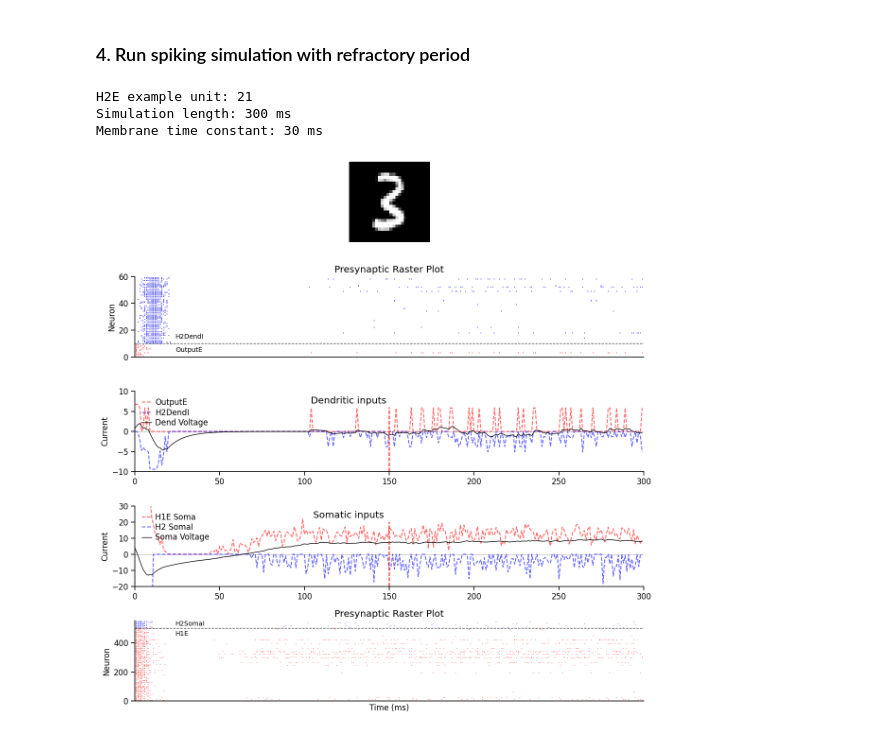
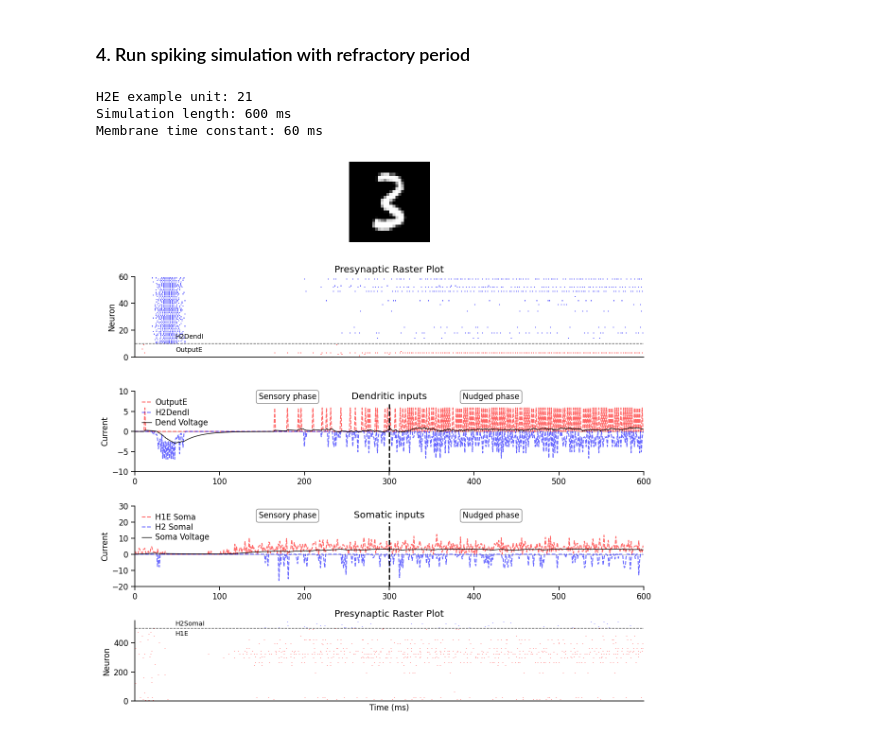
Before and after one commit to Milstein-Lab/EIANN, a Jupyter notebook: docs/Galloni_etal_2025/spiking_example.ipynb, the cells around one changed output. Saved outputs shown, nothing was run; the diff lists cells and outputs as text; code cells hidden in the pictures.

Commit message:
fixed issues with poisson spike generation, added filtering of initial transient

```diff
--- a/docs/Galloni_etal_2025/spiking_example.ipynb
+++ b/docs/Galloni_etal_2025/spiking_example.ipynb
@@ -54,6 +54,12 @@ for backward in network.backward_methods:
 population = network.H2.E
 unit_idx = torch.argmax(population.activity_dynamics[-1])
 print(f"{population.fullname} example unit: {unit_idx}")
+
+# Create a filter mask to limit the initial activity transient
+x = np.arange(network.forward_steps)
+baseline = 0.01
+mask = baseline + (1-baseline)*(1 - np.exp(-0.5 * x))
+# mask[0:5] = 0
 
 fig, axes  = plt.subplots(3,1,figsize=(12,8), height_ratios=[1,1,1])
 ax = axes[0]
@@ -70,7 +76,7 @@ for projection in population:
     pre_pop = projection.pre
     for update_phase in ['forward', 'backward']:
         if update_phase == 'forward':
-            pre_activity = pre_pop.activity_dynamics
+            pre_activity = pre_pop.activity_dynamics * mask.reshape(-1, 1)
         elif update_phase == 'backward':
             pre_activity = torch.stack(pre_pop.backward_steps_activity)
         complete_activity_dynamics[pre_pop.fullname].extend(pre_activity)
@@ -342,8 +355,8 @@ np.random.seed(42)
 print(f"{population.fullname} example unit: {unit_idx}")
 
 # Simulation parameters
-time_coefficient = 10  # ms per time step
-refractory_period = 1  # ms
+time_coefficient = 20  # ms per time step
+refractory_period = 2  # ms
 
 time_steps = network.forward_steps * time_coefficient * 2
 neuron_tau = network.tau * time_coefficient
@@ -352,7 +365,6 @@ print(f"Membrane time constant: {neuron_tau} ms")
 
 # Neuron parameters
 v_rest = 0.0      # resting potential (mV)
-dt = 1.0          # time step (ms)
 weight_scale = 50
 v_membrane = v_rest
 v_dend = v_rest
@@ -368,13 +380,14 @@ for projection in population:
     # Expand activity dynamics to match simulation time resolution, convert units to firing rates
     activity_dynamics_expanded = torch.tensor(scipy.ndimage.zoom(complete_activity_dynamics[projection.pre.fullname], (time_coefficient , 1), order=1))
     if projection.compartment == 'dend':
-        max_rate = 1000.0  # Hz
+        max_rate = 300.0  # Hz
     else:
-        max_rate = 1000.0  # Hz
-    poisson_rates[projection.pre.fullname] = max_rate * activity_dynamics_expanded / activity_dynamics_expanded.max()
+        max_rate = 300.0  # Hz
+    # poisson_rates[projection.pre.fullname] = max_rate * activity_dynamics_expanded
+    poisson_rates[projection.pre.fullname] = torch.clip(max_rate * activity_dynamics_expanded, 0, 1000/refractory_period) # Clip max rate to avoid issues with refractory period
     if projection.direction == 'R':
-        poisson_rates[projection.pre.fullname] = torch.roll(poisson_rates[projection.pre.fullname], 1, dims=0)
-        poisson_rates[projection.pre.fullname][0] *= 0
+        poisson_rates[projection.pre.fullname] = torch.roll(poisson_rates[projection.pre.fullname], 1*time_coefficient, dims=0)
+        poisson_rates[projection.pre.fullname][0:time_coefficient] *= 0
 
     # Generate Poisson spikes for presynaptic neurons
     num_neurons = poisson_rates[projection.pre.fullname].shape[1]
@@ -408,7 +421,7 @@ for t in range(time_steps):
     # LIF dynamics: tau * dv/dt = -(v - v_rest) + I
     dvdt_soma = (-(v_membrane - v_rest) + total_soma_current) / neuron_tau
     v_membrane += dvdt_soma
-    dvdt_dend = (-(v_dend - v_rest) + total_dend_current) / 10
+    dvdt_dend = (-(v_dend - v_rest) + total_dend_current) / 20
     v_dend += dvdt_dend
 
     soma_voltage_trace.append(v_membrane)
@@ -417,8 +430,8 @@ for t in range(time_steps):
     total_dend_current_trace.append(total_dend_current)
 # %% [output]
 H2E example unit: 21
-Simulation length: 300 ms
-Membrane time constant: 30 ms
+Simulation length: 600 ms
+Membrane time constant: 60 ms
 # %%
 # Plotting
 fig, axes = plt.subplots(5, 1, figsize=(12, 12))
@@ -454,42 +467,50 @@ ax.plot(dend_voltage_trace, 'k-', linewidth=1, label='Dend Voltage')
 ax.set_ylabel('Current')
 ax.set_xlim(0, len(time_axis))
 ax.set_ylim(-10, 10)
-ax.axvline(time_steps/2,0,0.8,color='r',linestyle='--')
+ax.axvline(time_steps/2,0,0.85,color='k',linestyle='--', linewidth=2, alpha=1)
 ax.legend(loc='upper left', labelspacing=0.2)
-ax.set_title('Dendritic inputs', x=0.42, y=0.8)
+# ax.set_title('Dendritic inputs', x=0.42, y=0.8)
+ax.set_title('Dendritic inputs', x=0.5, y=0.85)
+ax.text(0.3, 0.9, 'Sensory phase', transform=ax.transAxes, ha='center', fontsize=12, bbox=dict(facecolor='white', alpha=0.5, boxstyle='round,pad=0.3'))
+ax.text(0.7, 0.9, 'Nudged phase', transform=ax.transAxes, ha='center', fontsize=12, bbox=dict(facecolor='white', alpha=0.5, boxstyle='round,pad=0.3'))
+
 
 # Plot somatic input currents
 ax = axes[3]
 ax.axhline(0, color='gray', linestyle='-', linewidth=0.5)
 ax.plot(soma_currents['H1E'].sum(dim=1), label='H1E Soma', color='r', alpha=0.6, linestyle='--')
 ax.plot(soma_currents['H2SomaI'].sum(dim=1), label='H2 SomaI', color='b', alpha=0.6, linestyle='--')
 ax.plot(soma_voltage_trace, 'k-', linewidth=1, label='Soma Voltage')
 ax.set_ylabel('Current')
 ax.set_xlim(0, len(time_axis))
 ax.set_ylim(-20, 30)
-ax.set_title('Somatic inputs', x=0.42, y=0.8)
-ax.axvline(time_steps/2,0,0.8,color='r',linestyle='--')
+ax.axvline(time_steps/2,0,0.8,color='k',linestyle='--', linewidth=2, alpha=1)
 ax.legend(loc='upper left', labelspacing=0.2)
+# ax.set_title('Somatic inputs', x=0.42, y=0.8)
+ax.set_title('Somatic inputs', x=0.5, y=0.8)
+ax.text(0.3, 0.85, 'Sensory phase', transform=ax.transAxes, ha='center', fontsize=12, bbox=dict(facecolor='white', alpha=0.5, boxstyle='round,pad=0.3'))
+ax.text(0.7, 0.85, 'Nudged phase', transform=ax.transAxes, ha='center', fontsize=12, bbox=dict(facecolor='white', alpha=0.5, boxstyle='round,pad=0.3'))
+
 
 # Raster plot of presynaptic spikes
 time_axis = np.arange(time_steps)
 ax = axes[4]
 num_neurons_H1E = len(pre_spike_times['H1E'])
 num_neurons_H2SomaI = len(pre_spike_times['H2SomaI'])
 ax.eventplot(pre_spike_times['H1E'], colors='r', linelengths=0.8, alpha=0.6)
 ax.eventplot(pre_spike_times['H2SomaI'], colors='b', linelengths=0.8, alpha=0.6,
              lineoffsets=np.arange(num_neurons_H1E, num_neurons_H1E + num_neurons_H2SomaI))
 ax.axhline(y=num_neurons_H1E, color='k', linestyle='--', alpha=0.7, linewidth=1)
 ax.text(len(time_axis)*0.08, num_neurons_H1E-40, 'H1E', fontsize=10, verticalalignment='center')
 ax.text(len(time_axis)*0.08, num_neurons_H1E+30, 'H2SomaI', fontsize=10, verticalalignment='center')
 ax.set_title('Presynaptic Raster Plot')
 ax.set_ylabel('Neuron')
 ax.set_xlim(0, len(time_axis))
 ax.set_ylim(0, num_neurons_H1E + num_neurons_H2SomaI)
 ax.set_xticks([])
 
 ax.set_xlabel("Time (ms)")
 plt.tight_layout()
 plt.show()
 # %% [output]
-[figure, old version]
+[figure, new version]
```
Also changed, not shown: parts of 4 cells of this notebook.
